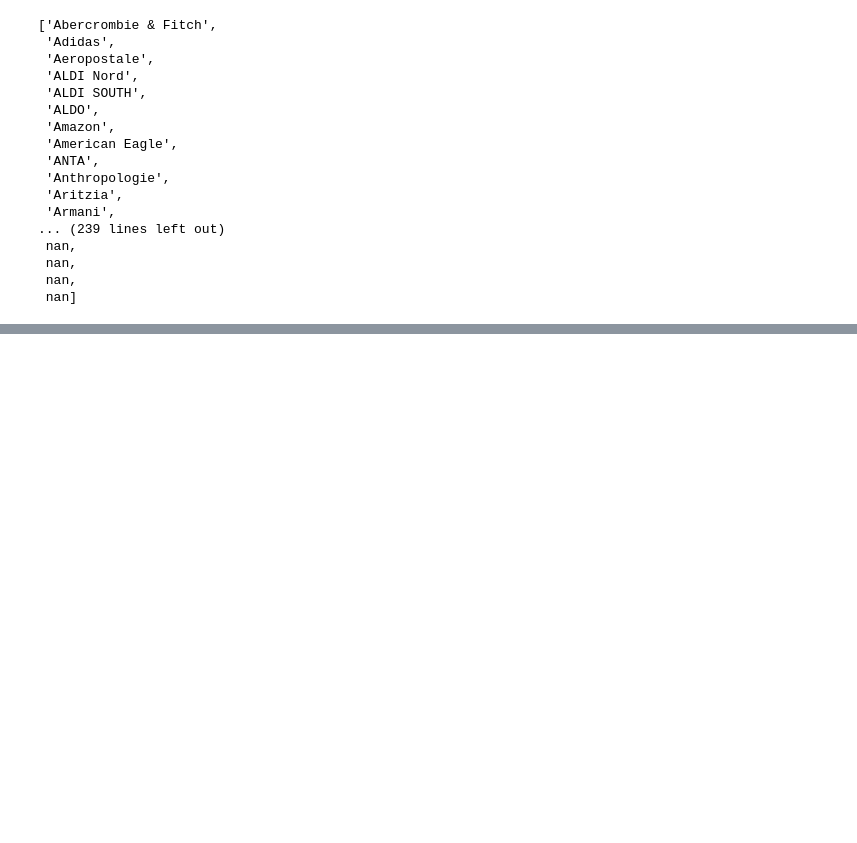
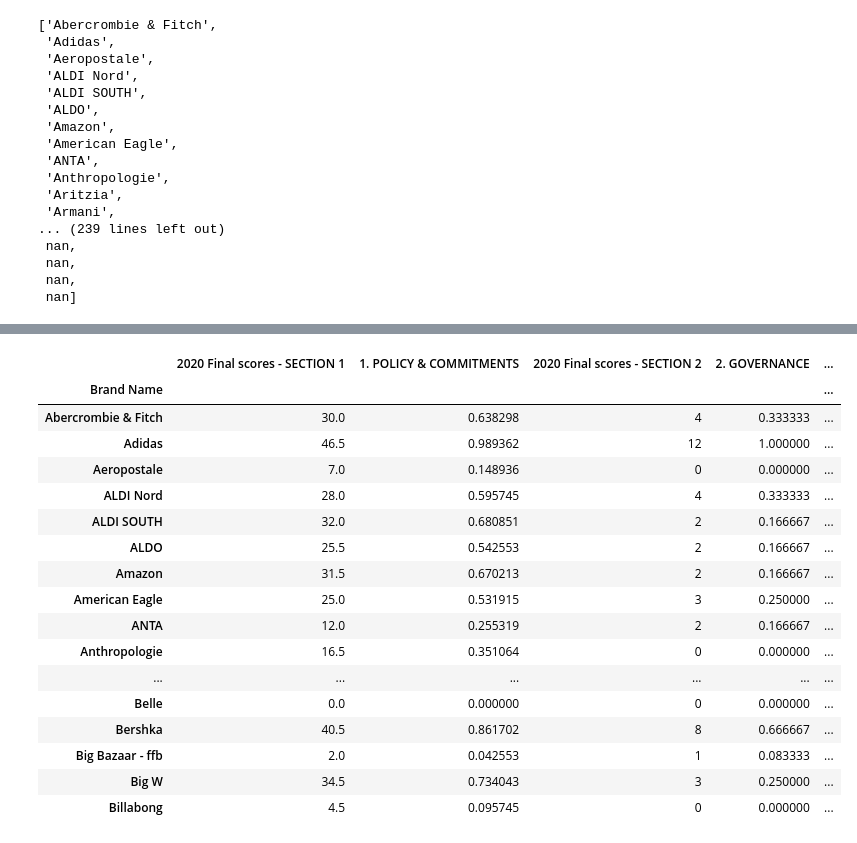
Before and after one commit to lunadabinovic/eco_fashion_project, a Jupyter notebook: notebooks/brands_final_score.ipynb, the cells around one changed output, grey strips where cells are left out. Saved outputs shown, nothing was run; the diff lists cells and outputs as text; code cells hidden in the pictures; blank space fills up the shorter version.

```diff
--- a/notebooks/brands_final_score.ipynb
+++ b/notebooks/brands_final_score.ipynb
@@ -191,0 +218,21 @@ brand_score_df.index.values.tolist()
+# %%
+brand_score_df.head(25)
+# %% [output]
+|  | 2020 Final scores - SECTION 1 | 1. POLICY & COMMITMENTS | 2020 Final scores - SECTION 2 | 2. GOVERNANCE | ... |
+| Brand Name |  |  |  |  | ... |
+| Abercrombie & Fitch | 30.0 | 0.638298 | 4 | 0.333333 | ... |
+| Adidas | 46.5 | 0.989362 | 12 | 1.000000 | ... |
+| Aeropostale | 7.0 | 0.148936 | 0 | 0.000000 | ... |
+| ALDI Nord | 28.0 | 0.595745 | 4 | 0.333333 | ... |
+| ALDI SOUTH | 32.0 | 0.680851 | 2 | 0.166667 | ... |
+| ALDO | 25.5 | 0.542553 | 2 | 0.166667 | ... |
+| Amazon | 31.5 | 0.670213 | 2 | 0.166667 | ... |
+| American Eagle | 25.0 | 0.531915 | 3 | 0.250000 | ... |
+| ANTA | 12.0 | 0.255319 | 2 | 0.166667 | ... |
+| Anthropologie | 16.5 | 0.351064 | 0 | 0.000000 | ... |
+| ... | ... | ... | ... | ... | ... |
+| Belle | 0.0 | 0.000000 | 0 | 0.000000 | ... |
+| Bershka | 40.5 | 0.861702 | 8 | 0.666667 | ... |
+| Big Bazaar - ffb | 2.0 | 0.042553 | 1 | 0.083333 | ... |
+| Big W | 34.5 | 0.734043 | 3 | 0.250000 | ... |
+| Billabong | 4.5 | 0.095745 | 0 | 0.000000 | ... |
```
Also changed, not shown: parts of 3 cells of this notebook, 3 other files.
